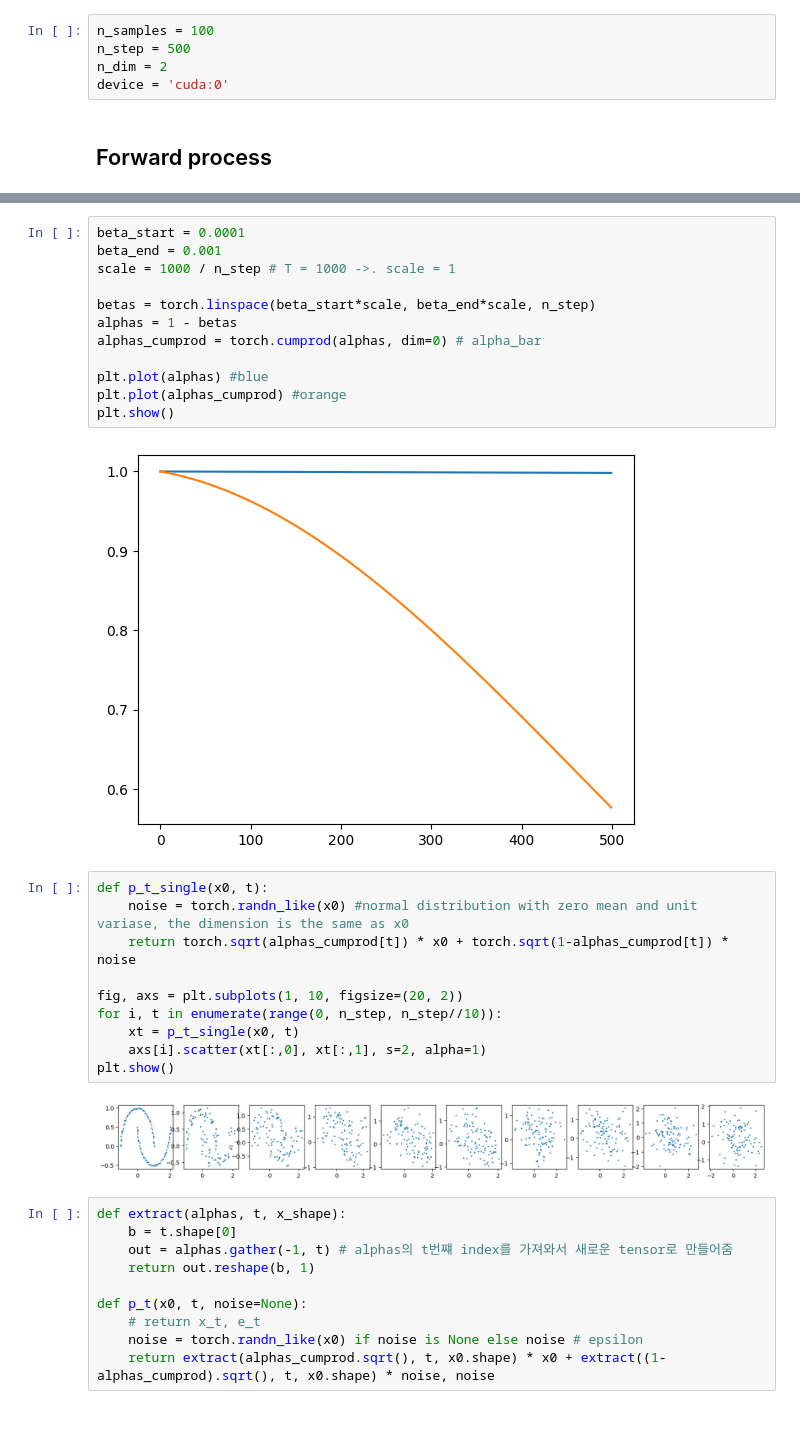
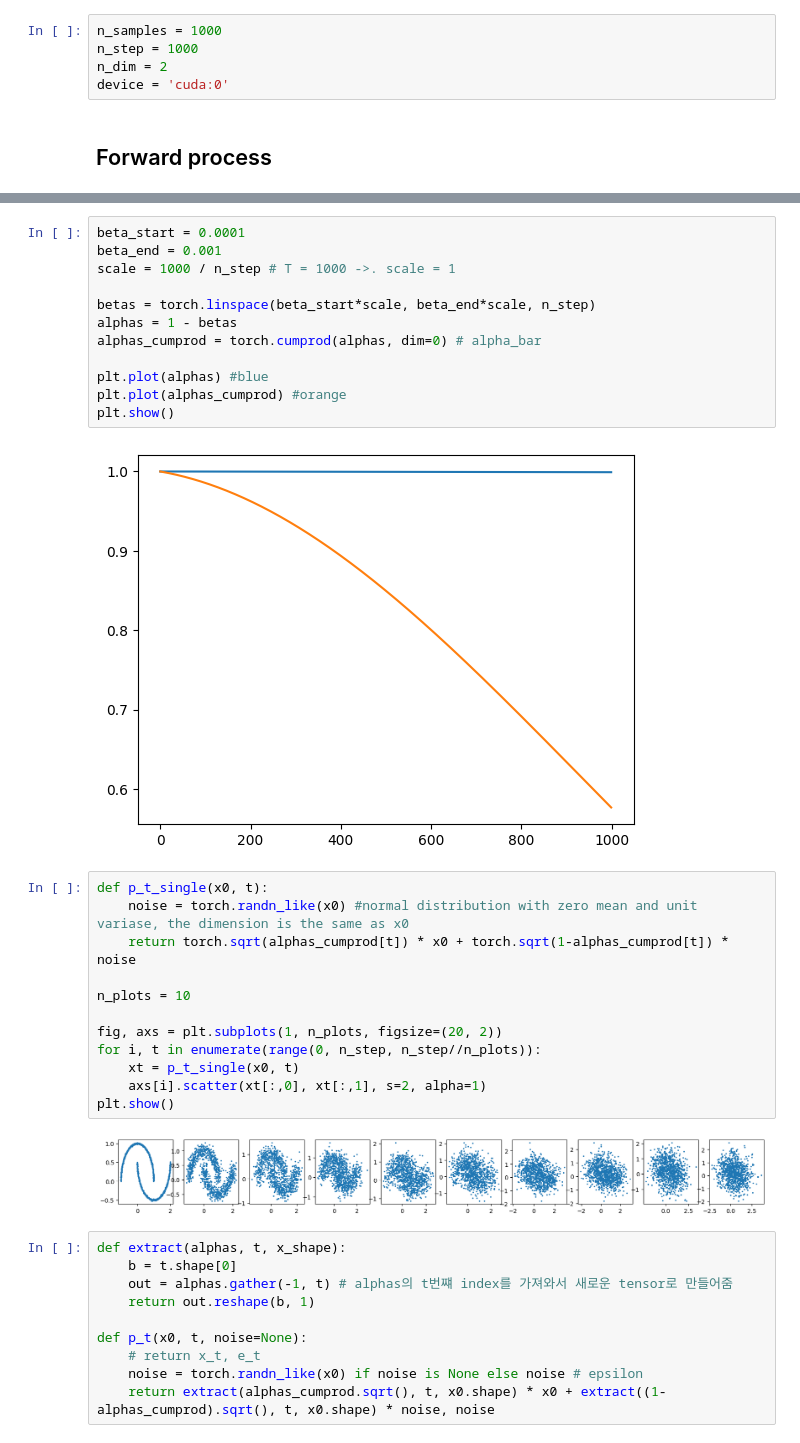
Before and after one commit to jaeohshin/diffusion-model-from-scratch, a Jupyter notebook: DDPM_Scratch.ipynb, the cells around one changed output, grey strips where cells are left out. Saved outputs shown, nothing was run; the diff lists cells and outputs as text.

```diff
--- a/DDPM_Scratch.ipynb
+++ b/DDPM_Scratch.ipynb
@@ -7,8 +7,8 @@ import numpy as np
 import matplotlib.pyplot as plt
 from tqdm import tqdm
 # %%
-n_samples = 100
-n_step = 500
+n_samples = 1000
+n_step = 1000
 n_dim = 2
 device = 'cuda:0'
 # %% [markdown]
@@ -34,19 +40,21 @@ plt.plot(alphas) #blue
 plt.plot(alphas_cumprod) #orange
 plt.show()
 # %% [output]
-[figure, old version]
+[figure, new version]
 # %%
 def p_t_single(x0, t):
     noise = torch.randn_like(x0) #normal distribution with zero mean and unit variase, the dimension is the same as x0
     return torch.sqrt(alphas_cumprod[t]) * x0 + torch.sqrt(1-alphas_cumprod[t]) * noise
 
-fig, axs = plt.subplots(1, 10, figsize=(20, 2))
-for i, t in enumerate(range(0, n_step, n_step//10)):
+n_plots = 10
+
+fig, axs = plt.subplots(1, n_plots, figsize=(20, 2))
+for i, t in enumerate(range(0, n_step, n_step//n_plots)):
     xt = p_t_single(x0, t)
     axs[i].scatter(xt[:,0], xt[:,1], s=2, alpha=1)
 plt.show()
 # %% [output]
-[figure, old version]
+[figure, new version]
 # %%
 def extract(alphas, t, x_shape):
     b = t.shape[0]
```
Also changed, not shown: parts of 2 cells of this notebook.
